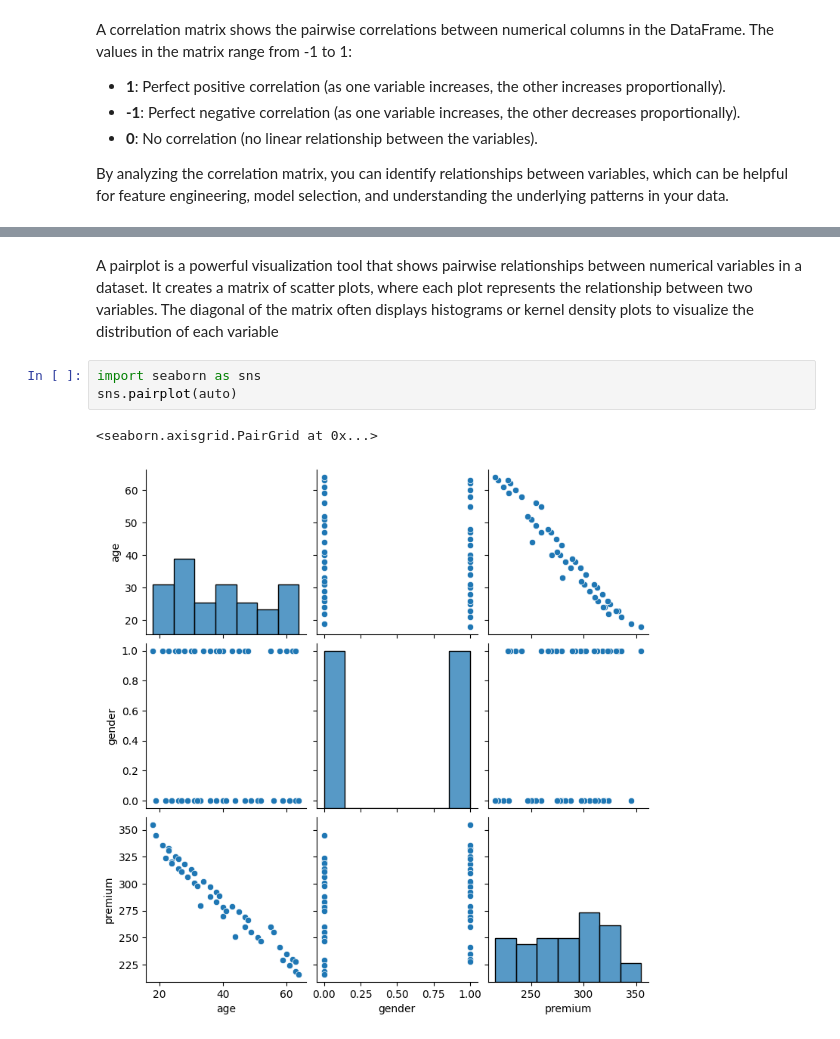
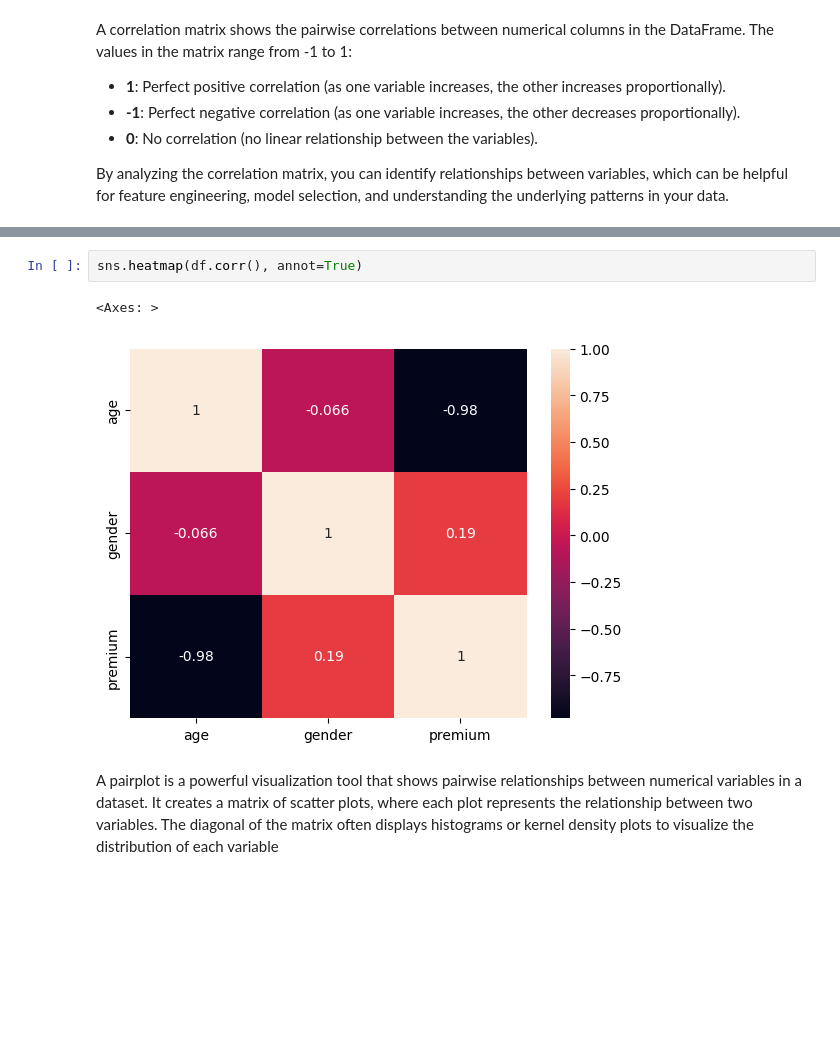
Before and after one commit to lcbjrrr/ProgWdata, a Jupyter notebook: CSC116_7_Corr.ipynb, the cells around one changed output, grey strips where cells are left out. Saved outputs shown, nothing was run; the diff lists cells and outputs as text; blank space fills up the shorter version.

```diff
--- a/CSC116_7_Corr.ipynb
+++ b/CSC116_7_Corr.ipynb
@@ -18,11 +38,10 @@ auto.corr()
 | age | 1.000000 | -0.066089 | -0.979075 |
 | gender | -0.066089 | 1.000000 | 0.189203 |
 | premium | -0.979075 | 0.189203 | 1.000000 |
+# %%
+sns.heatmap(df.corr(), annot=True)
+# %% [output]
+<Axes: >
+[figure, added]
 # %% [markdown]
  A pairplot is a powerful visualization tool that shows pairwise relationships between numerical variables in a dataset. It creates a matrix of scatter plots, where each plot represents the relationship between two variables. The diagonal of the matrix often displays histograms or kernel density plots to visualize the distribution of each variable
-# %%
-import seaborn as sns
-sns.pairplot(auto)
-# %% [output]
-<seaborn.axisgrid.PairGrid at 0x...>
-[figure, removed]
```
Also changed, not shown: parts of 10 cells of this notebook.
